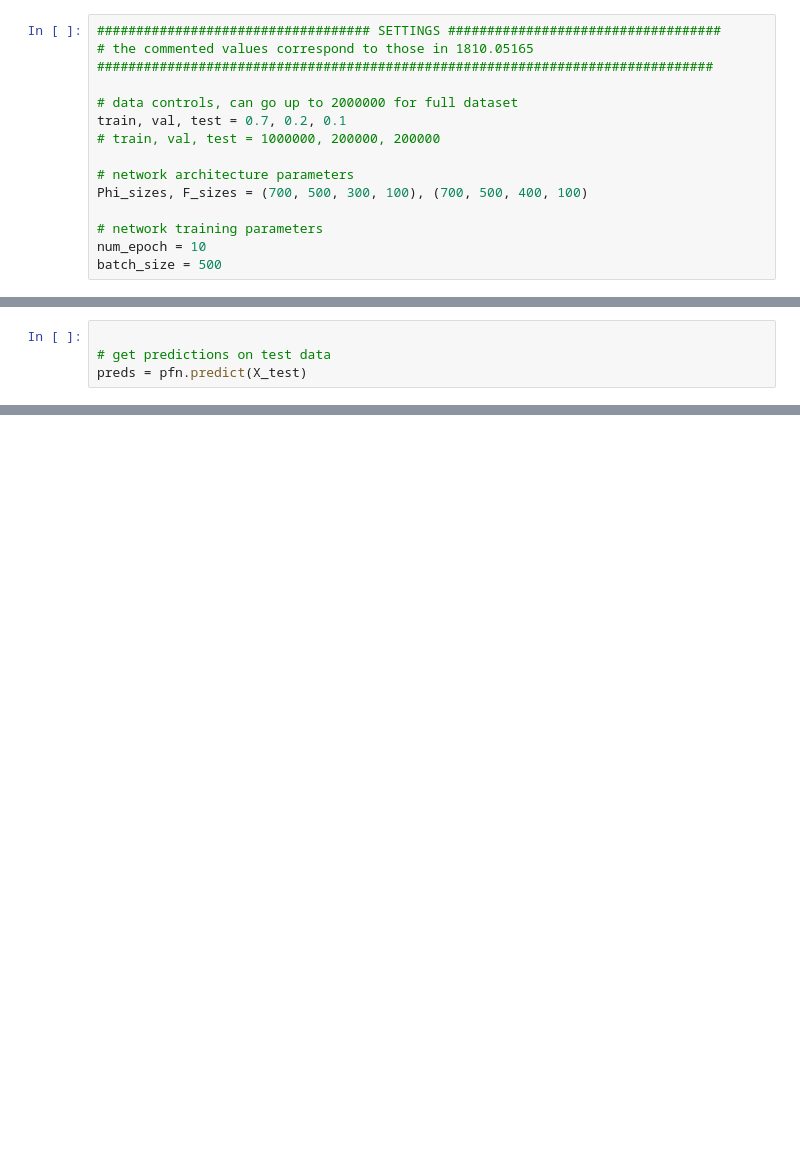
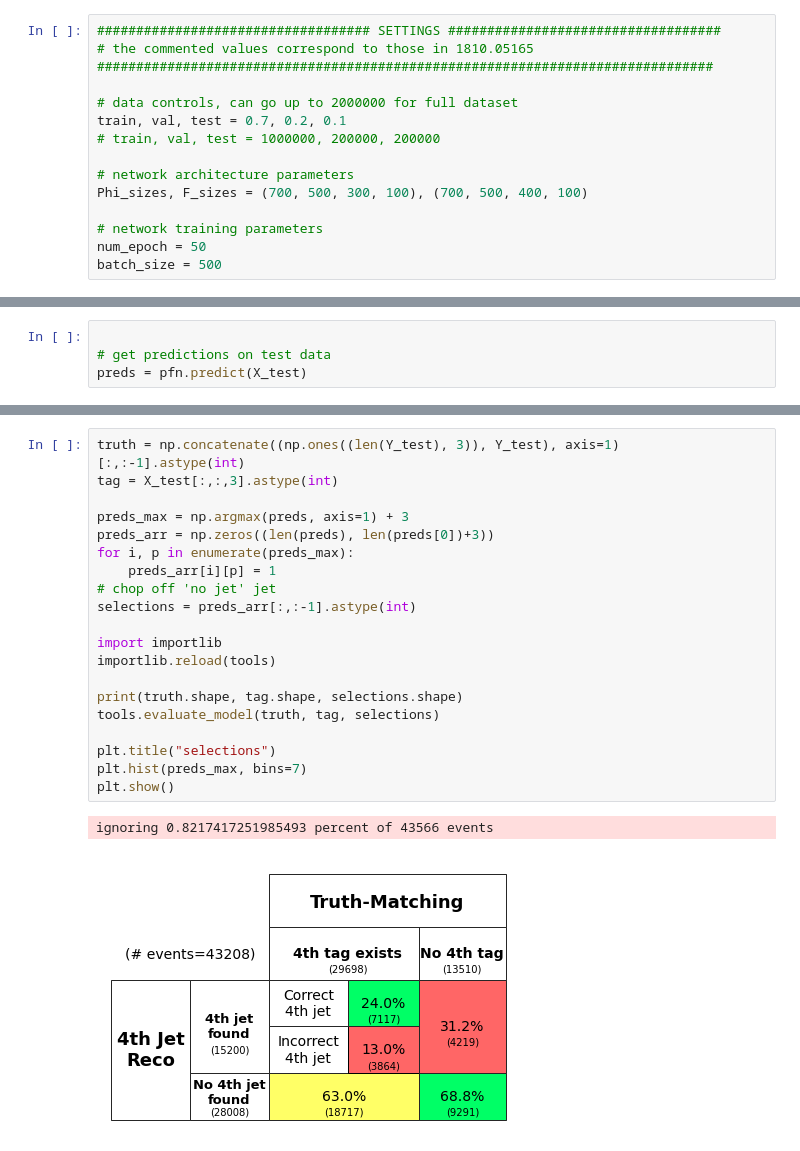
Before and after one commit to callum-mccracken/bbb, a Jupyter notebook: EnergyFlow/pfn.ipynb, the cells around one changed output, grey strips where cells are left out. Drawn from its saved outputs; the diff is of its cells as text; blank space fills up the shorter version.

```diff
--- a/EnergyFlow/pfn.ipynb
+++ b/EnergyFlow/pfn.ipynb
@@ -64,6 +81,6 @@ train, val, test = 0.7, 0.2, 0.1
 Phi_sizes, F_sizes = (700, 500, 300, 100), (700, 500, 400, 100)
 
 # network training parameters
-num_epoch = 10
+num_epoch = 50
 batch_size = 500
 # %%
@@ -221,0 +179,23 @@ array([[0, 0, 0, ..., 0, 0, 0],
+# %%
+truth = np.concatenate((np.ones((len(Y_test), 3)), Y_test), axis=1)[:,:-1].astype(int)
+tag = X_test[:,:,3].astype(int)
+
+preds_max = np.argmax(preds, axis=1) + 3
+preds_arr = np.zeros((len(preds), len(preds[0])+3))
+for i, p in enumerate(preds_max):
+    preds_arr[i][p] = 1
+# chop off 'no jet' jet
+selections = preds_arr[:,:-1].astype(int)
+
+import importlib
+importlib.reload(tools)
+
+print(truth.shape, tag.shape, selections.shape)
+tools.evaluate_model(truth, tag, selections)
+
+plt.title("selections")
+plt.hist(preds_max, bins=7)
+plt.show()
+# %% [output]
+ignoring 0.8217417251985493 percent of 43566 events
+[figure, added]
```
Also changed, not shown: parts of 8 cells of this notebook, 3 other files.
